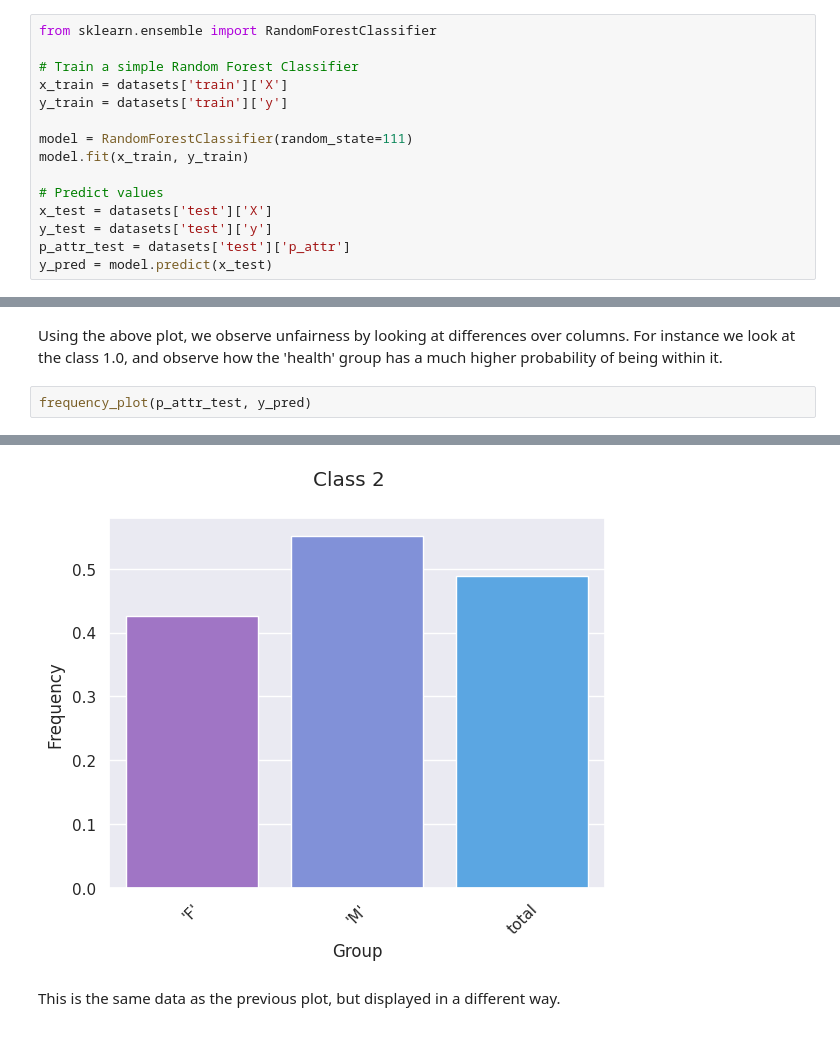
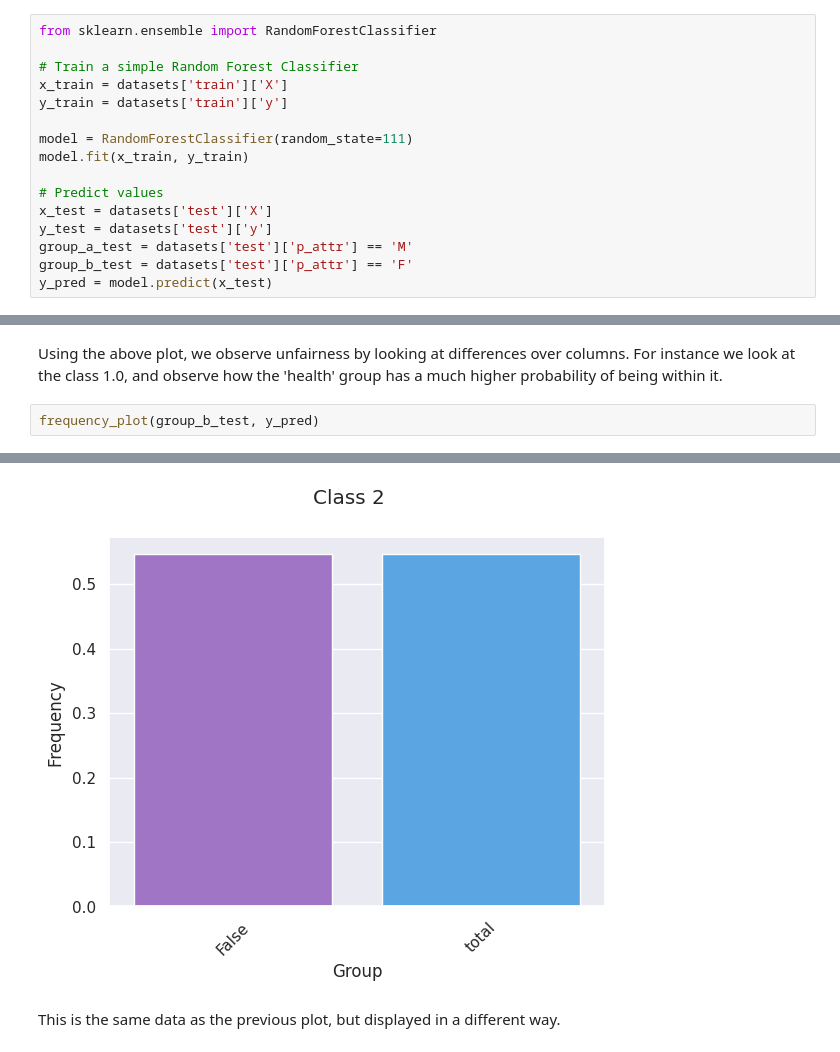
Before and after one commit to holistic-ai/holisticai, a Jupyter notebook: tutorials/bias/measuring_bias/measuring_bias_multiclass.ipynb, the cells around one changed output, grey strips where cells are left out. Drawn from its saved outputs; the diff is of its cells as text.

```diff
--- a/tutorials/bias/measuring_bias/measuring_bias_multiclass.ipynb
+++ b/tutorials/bias/measuring_bias/measuring_bias_multiclass.ipynb
@@ -100,7 +84,8 @@ model.fit(x_train, y_train)
 # Predict values
 x_test = datasets['test']['X']
 y_test = datasets['test']['y']
-p_attr_test = datasets['test']['p_attr']
+group_a_test = datasets['test']['p_attr'] == 'M'
+group_b_test = datasets['test']['p_attr'] == 'F'
 y_pred = model.predict(x_test)
 # %%
 from holisticai.bias.metrics import confusion_matrix
@@ -136,5 +121,5 @@ frequency_matrix_plot(p_attr_test, y_pred, normalize='group')
 # %% [markdown]
 Using the above plot, we observe unfairness by looking at differences over columns. For instance we look at the class 1.0, and observe how the 'health' group has a much higher probability of being within it.
 # %%
-frequency_plot(p_attr_test, y_pred)
+frequency_plot(group_b_test, y_pred)
 # %% [output]
@@ -143,4 +128,4 @@ frequency_plot(p_attr_test, y_pred)
-[figure, old version]
+[figure, new version]
 # %% [markdown]
 This is the same data as the previous plot, but displayed in a different way.
 # %% [markdown]
```
Also changed, not shown: parts of 11 cells of this notebook, 4 other files.
